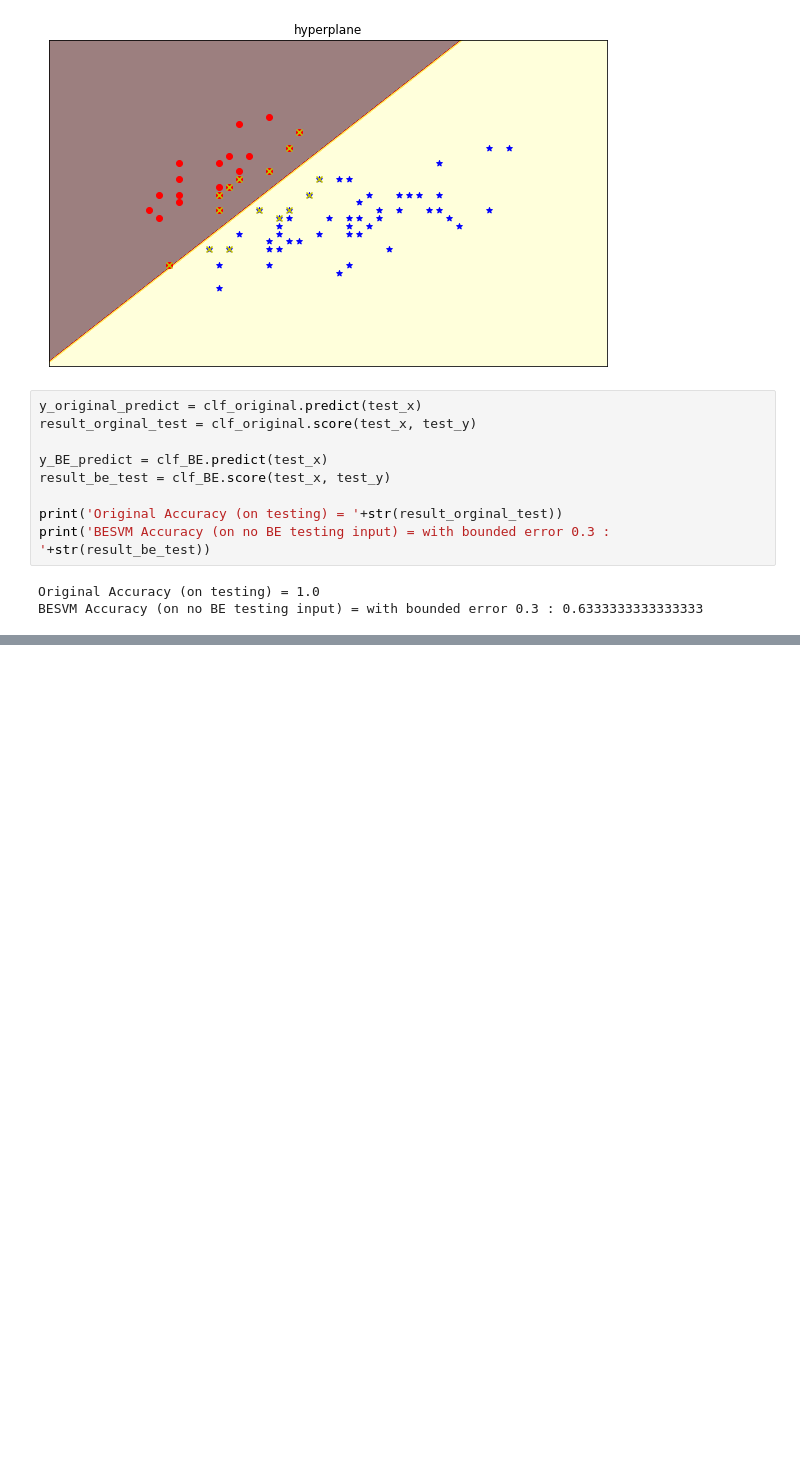
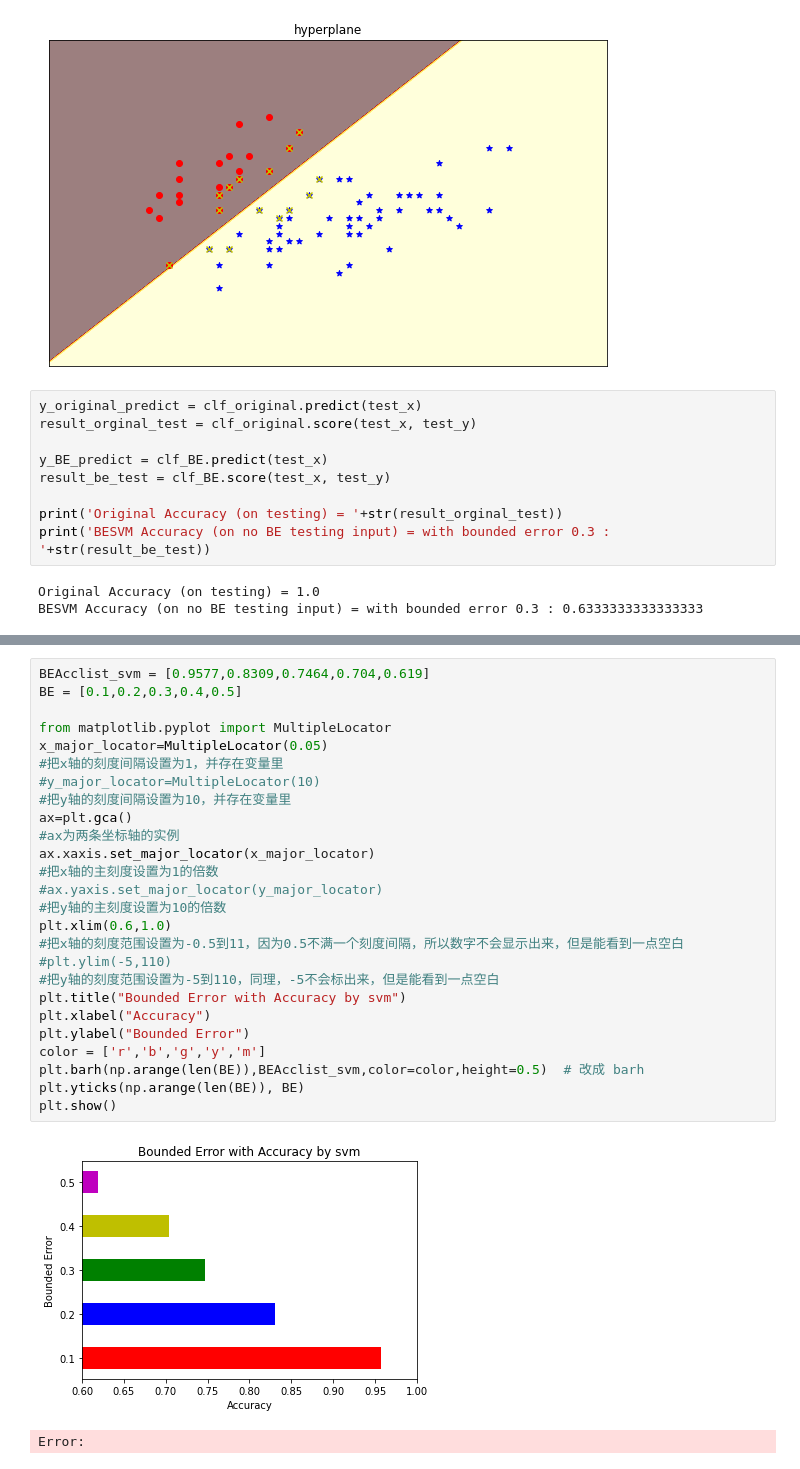
Before and after one commit to johnnylee860313/BESVM, a Jupyter notebook: BESVM_twoLables_twoFeaturesBE.ipynb, the cells around one changed output, grey strips where cells are left out. Saved outputs shown, nothing was run; the diff lists cells and outputs as text; blank space fills up the shorter version.

```diff
--- a/BESVM_twoLables_twoFeaturesBE.ipynb
+++ b/BESVM_twoLables_twoFeaturesBE.ipynb
@@ -644,0 +834,29 @@ BESVM Accuracy (on no BE testing input) = with bounded error 0.3 : 0.63333333333
+# %%
+BEAcclist_svm = [0.9577,0.8309,0.7464,0.704,0.619]
+BE = [0.1,0.2,0.3,0.4,0.5]
+
+from matplotlib.pyplot import MultipleLocator
+x_major_locator=MultipleLocator(0.05)
+#把x轴的刻度间隔设置为1，并存在变量里
+#y_major_locator=MultipleLocator(10)
+#把y轴的刻度间隔设置为10，并存在变量里
+ax=plt.gca()
+#ax为两条坐标轴的实例
+ax.xaxis.set_major_locator(x_major_locator)
+#把x轴的主刻度设置为1的倍数
+#ax.yaxis.set_major_locator(y_major_locator)
+#把y轴的主刻度设置为10的倍数
+plt.xlim(0.6,1.0)
+#把x轴的刻度范围设置为-0.5到11，因为0.5不满一个刻度间隔，所以数字不会显示出来，但是能看到一点空白
+#plt.ylim(-5,110)
+#把y轴的刻度范围设置为-5到110，同理，-5不会标出来，但是能看到一点空白
+plt.title("Bounded Error with Accuracy by svm")
+plt.xlabel("Accuracy")
+plt.ylabel("Bounded Error")
+color = ['r','b','g','y','m']
+plt.barh(np.arange(len(BE)),BEAcclist_svm,color=color,height=0.5)  # 改成 barh
+plt.yticks(np.arange(len(BE)), BE)
+plt.show()
+# %% [output]
+[figure, added]
+Error:
```
Also changed, not shown: parts of 6 cells of this notebook, 6 other files.
